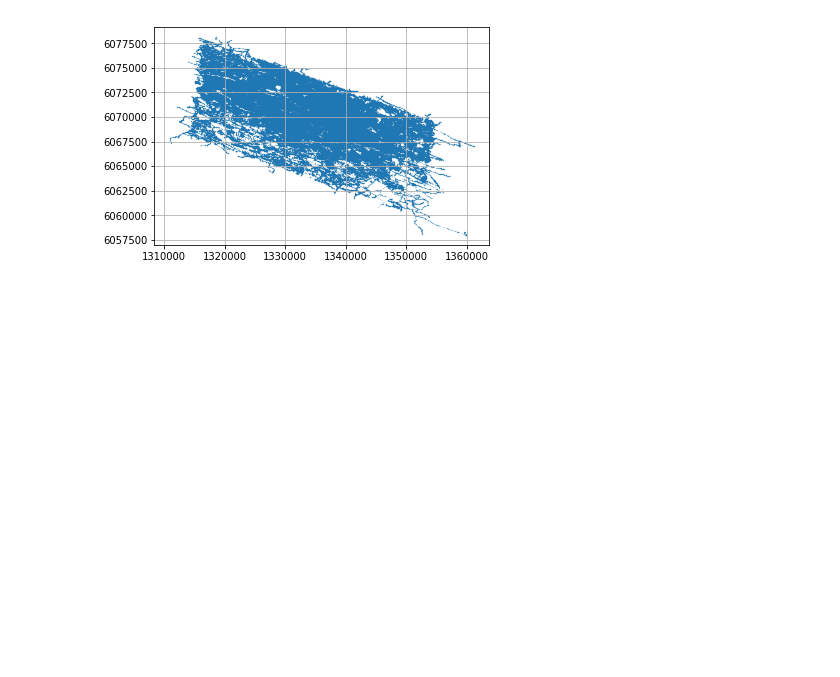
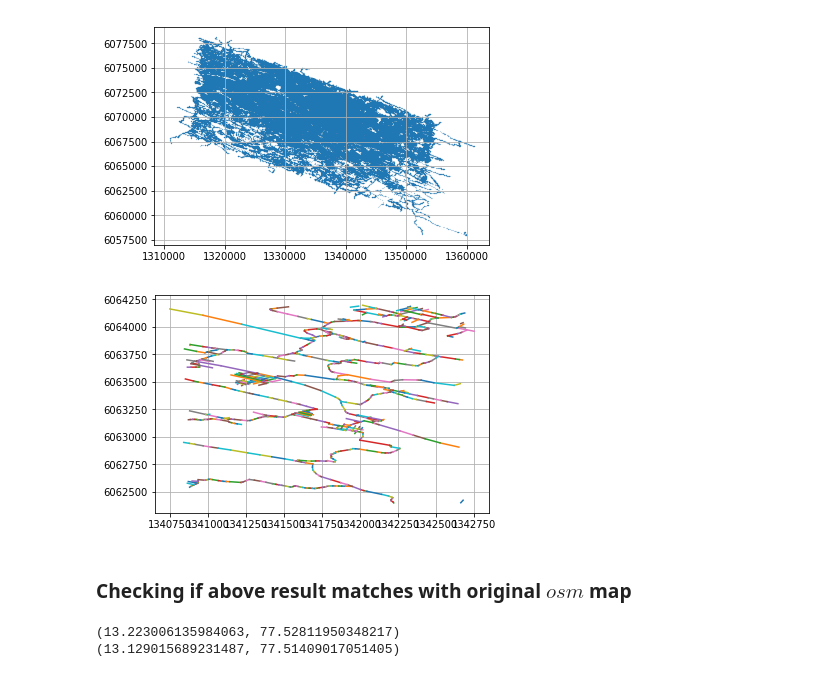
Before and after one commit to hemanthram/map_processing, a Jupyter notebook: 3_windowing_the_map/windowing.ipynb, the cells around one changed output. Cells and saved outputs as stored; diff of their text form; code cells hidden in the pictures; blank space fills up the shorter version.

Commit message:
checked_windows

```diff
--- a/3_windowing_the_map/windowing.ipynb
+++ b/3_windowing_the_map/windowing.ipynb
@@ -12,9 +13,9 @@ def loadFile(name):
     with open(name,"rb") as f:
         return pickle.load(f)
 # %%
-G = loadFile('../map_data_processed/edges_list.p')
-nodexy = loadFile('../map_data_processed/node_xy.p')
-nodell = loadFile('../map_data_processed/node_ll.p')
+G = loadFile('../0_map_data_processed/edges_list.p')
+nodexy = loadFile('../0_map_data_processed/node_xy.p')
+nodell = loadFile('../0_map_data_processed/node_ll.p')
 # %%
 Xs = []; Ys = []
 for k in nodexy:
@@ -73,0 +76,31 @@ for code in windows:
+# %%
+# for code in windows:
+for s in range(150,159,1):
+    for p in range(22,31,1):
+        code = str(s)+'_'+str(p)
+        if(code not in windows):
+            continue
+        for edge in windows[code]:
+            plot([nodexy[edge[0]][0],nodexy[edge[1]][0]],[nodexy[edge[0]][1],nodexy[edge[1]][1]])
+grid()
+show()
+# %% [output]
+[figure, added]
+# %% [markdown]
+### Checking if above result matches with original $osm$ map
+# %%
+stx = 150*200 + x_offset
+sty = 22*200 + y_offset
+enx = 160*200 + x_offset
+eny = 32*200 + y_offset
+R = 6378000
+def ll(x,y):
+    lat = math.acos(math.sqrt((x**2+y**2)/(R**2)))
+    lon = math.acos(x/(cos(lat)*R))
+    lat *= (180/pi); lon *= (180/pi)
+    return lat,lon
+print(ll(stx,sty))
+print(ll(enx,eny))
+# %% [output]
+(13.223006135984063, 77.52811950348217)
+(13.129015689231487, 77.51409017051405)
```
Also changed, not shown: parts of 3 cells of this notebook.
